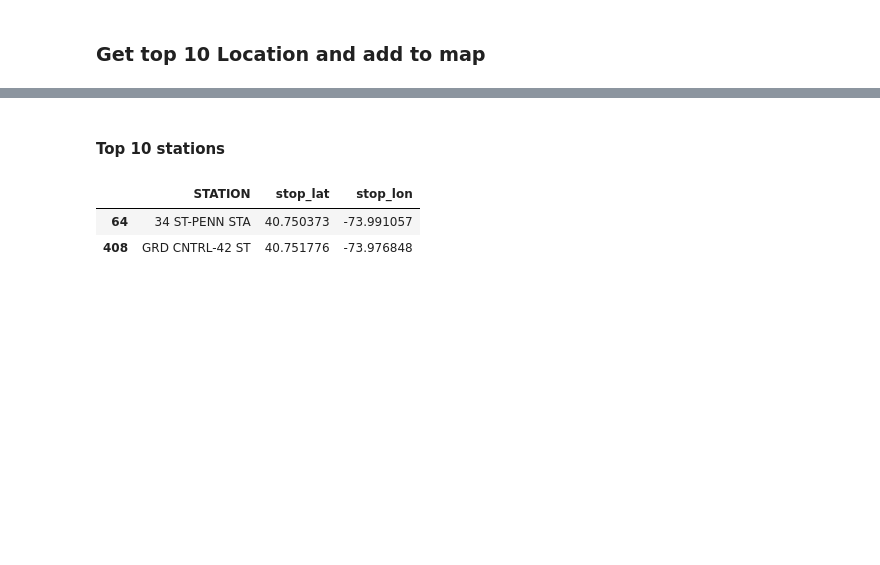
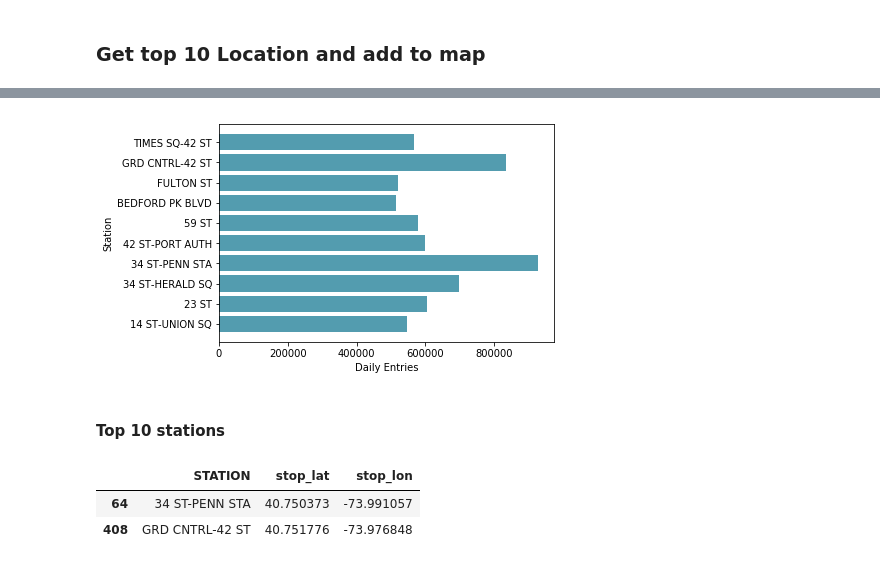
Before and after one commit to cyrus-rustomji/metis_projects, a Jupyter notebook: FirstProejct.ipynb, the cells around one changed output, grey strips where cells are left out. Saved outputs shown, nothing was run; the diff lists cells and outputs as text; code cells hidden in the pictures; blank space fills up the shorter version.

Commit message:
add graph

```diff
--- a/FirstProejct.ipynb
+++ b/FirstProejct.ipynb
@@ -705,6 +643,14 @@ See the caveats in the documentation: http://pandas.pydata.org/pandas-docs/stabl
 |  | DAILY_ENTRIES | STATION | upper_STATION | stop_name | stop_lat | stop_lon | upper_stop_name | Rank |
 | 64 | 926865.0 | 34 ST-PENN STA | 34STP | 34 St - Penn Station | 40.750373 | -73.991057 | 34STP | 1 |
 | 408 | 835361.0 | GRD CNTRL-42 ST | GRDCN | Grand Central - 42 St | 40.751776 | -73.976848 | GRDCN | 2 |
+# %%
+plt.figure()
+plt.xlabel('Daily Entries')
+plt.ylabel('Station')
+plt.barh(top10Stations['STATION'], top10Stations['DAILY_ENTRIES'], color = '#539caf', align = 'center')
+plt.show()
+# %% [output]
+[figure, added]
 # %%
 gmaps.configure(api_key="AIzaSyCM2FKc59VWg6jMI8nj9kN1Gii3DHsGNnE")
 location_columns = top10Stations[['stop_lat', 'stop_lon']]
```
Also changed, not shown: parts of 18 cells of this notebook.
